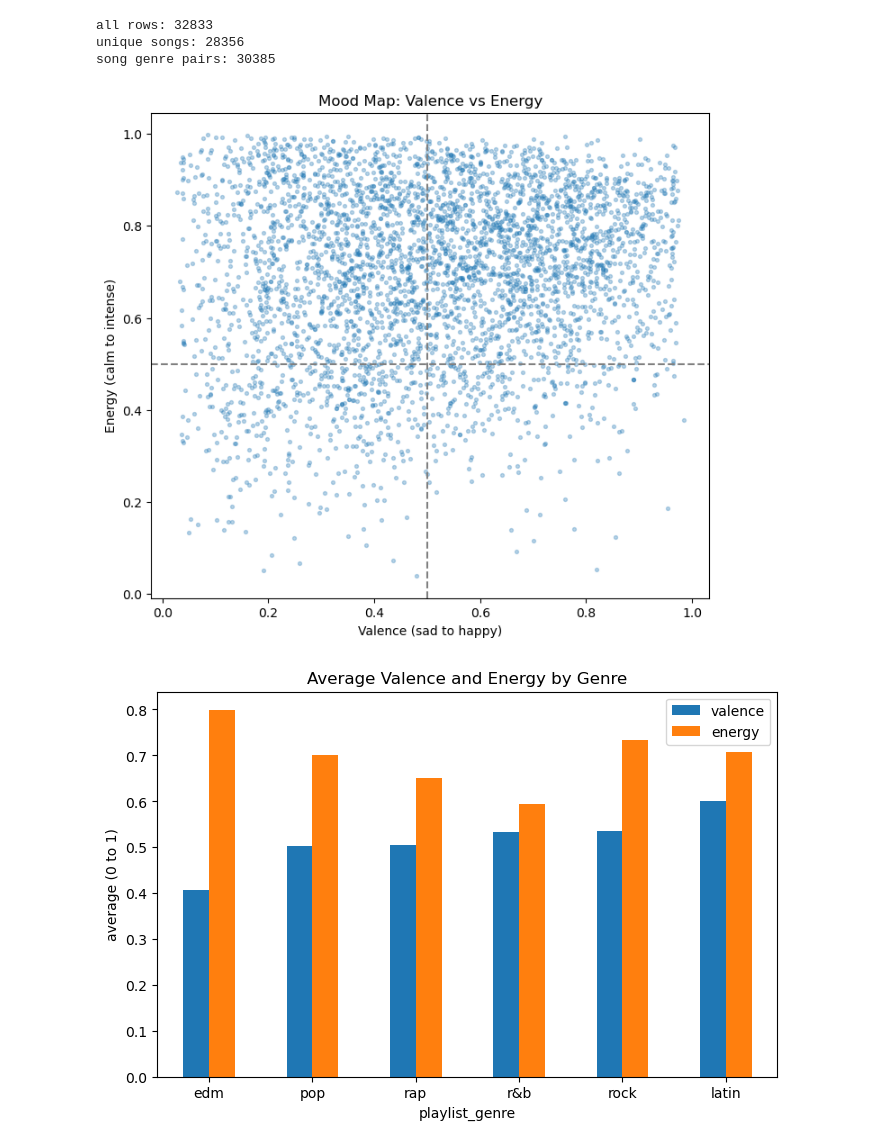
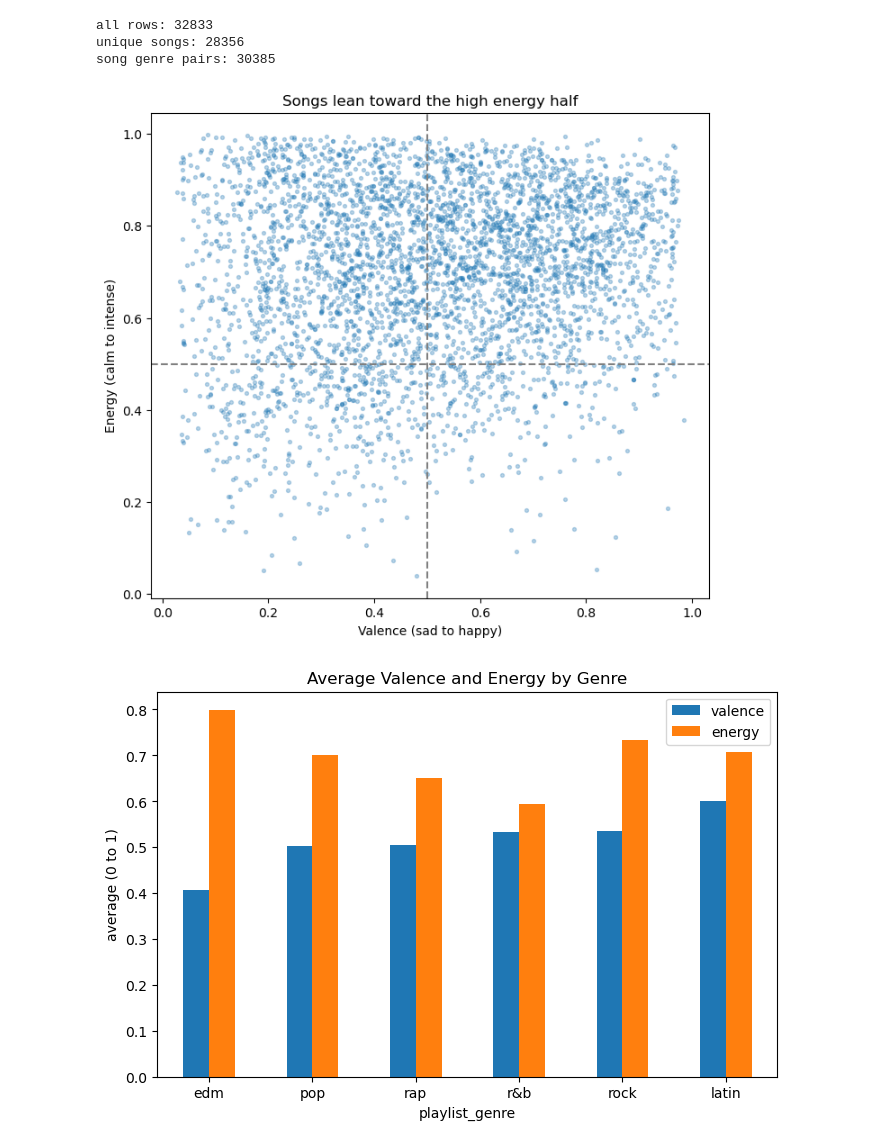
Before and after one commit to aayushimalhotra3/cmse830-midterm-project, a Jupyter notebook: eda.ipynb, the cells around one changed output. Saved outputs shown, nothing was run; the diff lists cells and outputs as text; code cells hidden in the pictures.

```diff
--- a/eda.ipynb
+++ b/eda.ipynb
@@ -52,19 +52,19 @@ song genre pairs: 30385
 # %%
 import matplotlib.pyplot as plt
 
 # sample so its not too crowded
 sample = songs.sample(4000, random_state=42)
 
 plt.figure(figsize=(8, 7))
 plt.scatter(sample["valence"], sample["energy"], s=8, alpha=0.3)
 plt.axhline(0.5, color="gray", ls="--")
 plt.axvline(0.5, color="gray", ls="--")
 plt.xlabel("Valence (sad to happy)")
 plt.ylabel("Energy (calm to intense)")
-plt.title("Mood Map: Valence vs Energy")
+plt.title("Songs lean toward the high energy half")
 plt.show()
 # %% [output]
-[figure, old version]
+[figure, new version]
 # %%
 avg = by_genre.groupby("playlist_genre")[["valence", "energy"]].mean().sort_values("valence")
 
```
Also changed, not shown: parts of 4 cells of this notebook.
